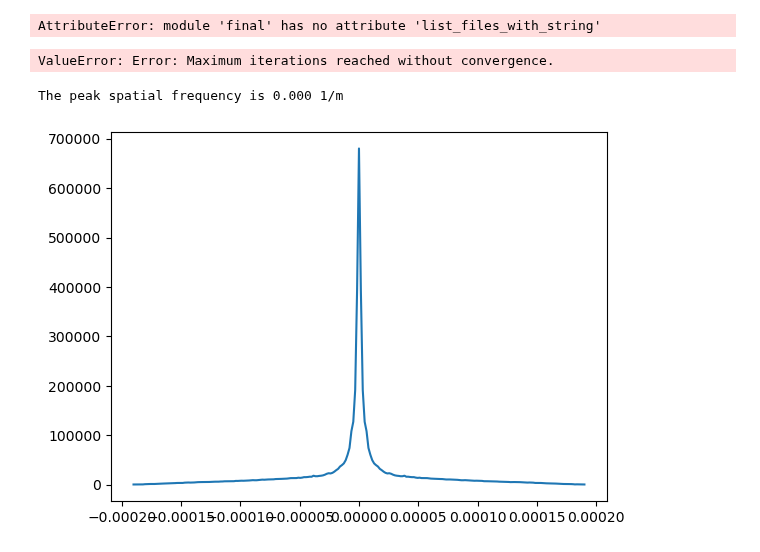
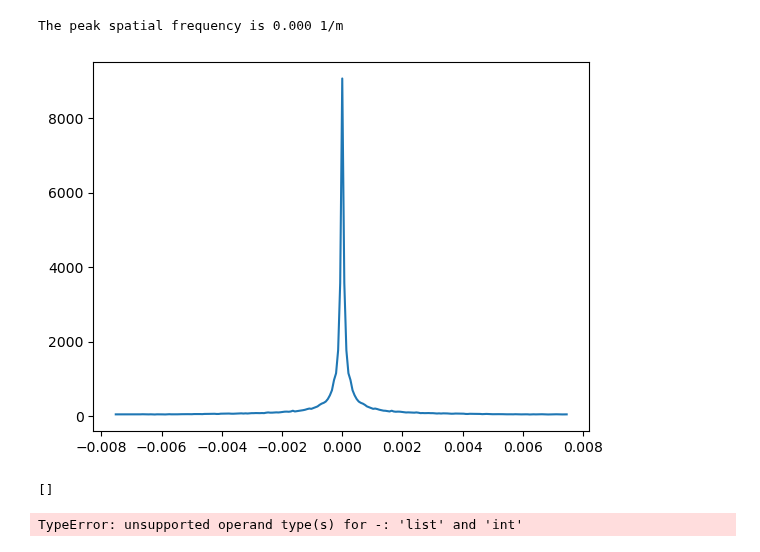
Before and after one commit to ubsuny/CP1-24-final, a Jupyter notebook: iglesias-cardinale/code/final_tester.ipynb, the cells around one changed output. Cells and saved outputs as stored; diff of their text form; code cells hidden in the pictures.

```diff
--- a/iglesias-cardinale/code/final_tester.ipynb
+++ b/iglesias-cardinale/code/final_tester.ipynb
@@ -3,47 +3,91 @@ import final as fin
 import numpy as np
 import matplotlib.pyplot as plt
 from distance import gps_wgs84
-# %%
-fin.list_files_with_string('/workspaces/CP1-24-final/iglesias-cardinale/data/Final', 'ic0', '.md')
-# %% [output]
-AttributeError: module 'final' has no attribute 'list_files_with_string'
-# %%
-def fit(x,a,b,c):
-    return a*x**b + c
-
-fin.curvefit(fit, [1,1.001,0], [0,1,2,3,4], [0,1,2,3,4], np.array([0.1, 1, 20, 200, 0.4]))
-# %% [output]
-ValueError: Error: Maximum iterations reached without convergence.
 # %%
 (t, lat, lon, alt, alt84, speed,
  direction, distance, sigma_horz_meters, sigma_alt_meters, satellites) = np.loadtxt(
-    fin.list_files_with_string('/workspaces/CP1-24-final/iglesias-cardinale/data/Final', 'ic0', '.csv')[0],
+    fin.list_files('/workspaces/CP1-24-final/iglesias-cardinale/data/Final', 'ic0', '.csv')[0],
     skiprows=1,
     delimiter = ',',
     unpack=True)
 
 x, y, z = gps_wgs84(lat, lon, alt84)
 
 lat = lat - lat[0]
 lon = lon - lon[0]
 
-fft_spectrum = np.fft.fft(lon*6378137)
+fft_spectrum = np.fft.fft(lon*63781.37)
 
-dx = lat[1]*6378137 - lat[0]*6378137  # Sampling interval (check uniformity!)
+dx = lat[1]*6378137 - lat[0]*63781.37  # Sampling interval (check uniformity!)
 frequencies = np.fft.fftfreq(len(lat), d=dx)
 
 shifted_spectrum = np.fft.fftshift(fft_spectrum)
 shifted_frequencies = np.fft.fftshift(frequencies)
 
 plt.plot(shifted_frequencies, np.abs(shifted_spectrum))
 
 peak_index = np.argmax(np.abs(shifted_spectrum))  # Index of maximum amplitude
 peak_frequency = shifted_frequencies[peak_index]  # Spatial frequency at the peak
 
 # Output result
 print(f"The peak spatial frequency is {peak_frequency:.3f} 1/m")
 
 #plt.plot(lon[1:len(lon)]*6378137, np.fft.fftshift(fin.forward_fft(lat[1:len(lon)]*6378137)), '.', linestyle = 'none')
 # %% [output]
 The peak spatial frequency is 0.000 1/m
-[figure, old version]
+[figure, new version]
+# %%
+#Get all Temperatures
+T = []
+for i in range(10):
+    temp = np.loadtxt(
+        fin.list_files('/workspaces/CP1-24-final/iglesias-cardinale/data/Final', 'ic0', '.md')[i],
+        skiprows=5,
+        delimiter = ',',
+        unpack=True)
+
+print(T)
+#Covert temperatures to Kelvin
+T_K = fin.fahrenheit_to_kelvin(T)
+
+#Initialize lists to plot
+tlist = []
+latlist = []
+lonlist = []
+
+#Loop over all files using list_files function from final.py and add their data to the overall lists
+for i in range(10):
+    (t, lat, lon, alt, alt84, speed,
+    direction, distance, sigma_horz_meters, sigma_alt_meters, satellites) = np.loadtxt(
+        fin.list_files('/workspaces/CP1-24-final/iglesias-cardinale/data/Final', 'ic0', '.csv')[i],
+        skiprows=1,
+        delimiter = ',',
+        unpack=True)
+
+    tlist.append(t)
+    latlist.append(lat)
+    lonlist.append(lon)
+
+#Set origin as final position of first trial
+# (setting  origin as initial makes all x-data negative and i think that's ugly)
+# and multiply latitude and longitude by
+# radius of the Earth in meters to get meters on axes
+
+lat_centered = []
+lon_centered = []
+
+for lat in latlist:
+    lat_centered.append((lat - latlist[0][-1])*63781.37)
+for lon in lonlist:
+    lon_centered.append((lon - lonlist[0][-1])*63781.37)
+
+for i in range(len(lat_centered)):
+    freq, mag, spectrum = fin.forward_fft(lon_centered[i], lat_centered[i] - np.average(lat_centered[i]))
+    plt.plot(freq, mag, '.', label = f'Trial {i+1}: T = {round(T_K[i],1)} K')
+
+plt.legend()
+plt.xlabel('Frequency $\\left(\\frac{1}{100}m\\right)$')
+plt.ylabel('Fourier Magnitude')
+# %% [output]
+[]
+TypeError: unsupported operand type(s) for -: 'list' and 'int'
```
Also changed, not shown: parts of 5 cells of this notebook, 3 other files.
